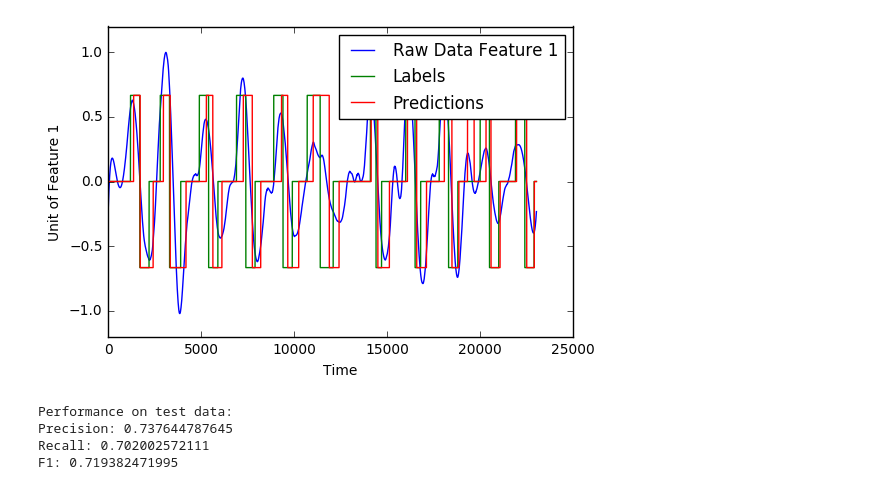
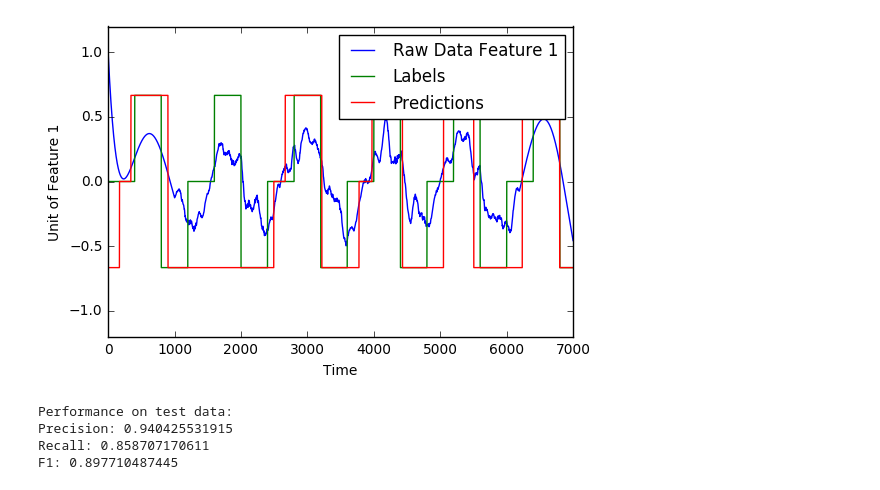
Before and after one commit to levinwil/AirStar, a Jupyter notebook: Jupyter_MDs/Predictions.ipynb, the cells around one changed output. Cells and saved outputs as stored; diff of their text form; code cells hidden in the pictures.

```diff
--- a/Jupyter_MDs/Predictions.ipynb
+++ b/Jupyter_MDs/Predictions.ipynb
@@ -7,14 +9,14 @@ import matplotlib.pyplot as plt
 # %%
 mlp = MLP()
-mlp.set_model("/Users/williamlevine/Documents/BCI/AirStar/LearningModel/saved_models/1000-Iter-MLP.h5")
+mlp.set_model("/Users/williamlevine/Documents/BCI/AirStar/LearningModel/saved_models/95-F1.h5")
 # %%
-test_data = pickle.load(open("/Users/williamlevine/Downloads/5-seconds-trial-1.MultFeat"))
+test_data = pickle.load(open("/Users/williamlevine/Downloads/2-Seconds-Will-Trial-1.MultFeat"))
 test_labels = test_data[1]
 test_x = np.array([test_data[0]])
-mlp.evaluate(test_x[0], test_labels, min_size = 150, display_feat = 1)
+mlp.evaluate(test_x[0], test_labels, min_size = 170, display_feat = 1)
 # %% [output]
-[figure, old version]
+[figure, new version]
 Performance on test data:
-Precision: 0.737644787645
-Recall: 0.702002572111
-F1: 0.719382471995
+Precision: 0.940425531915
+Recall: 0.858707170611
+F1: 0.897710487445
```
Also changed, not shown: parts of 1 cell of this notebook, 1 other file.
